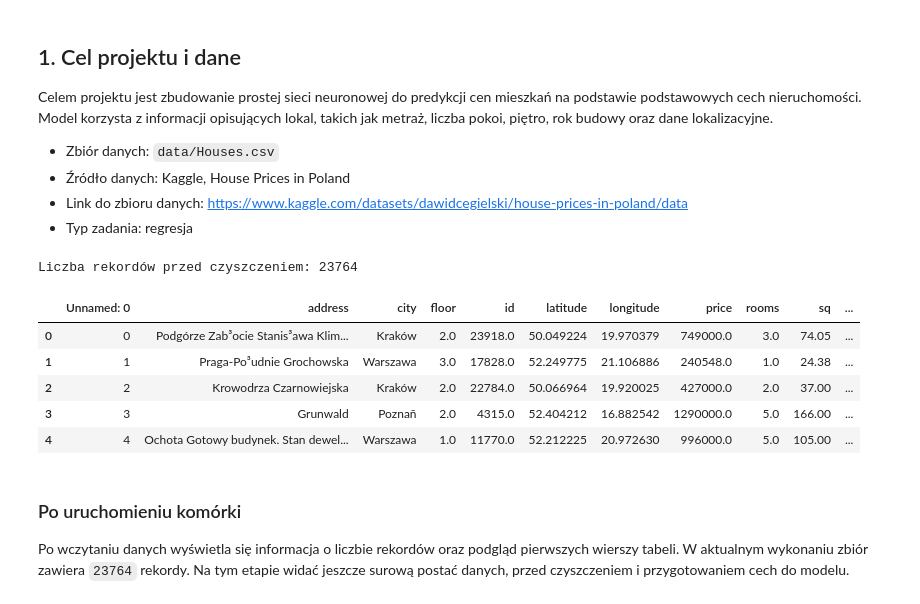
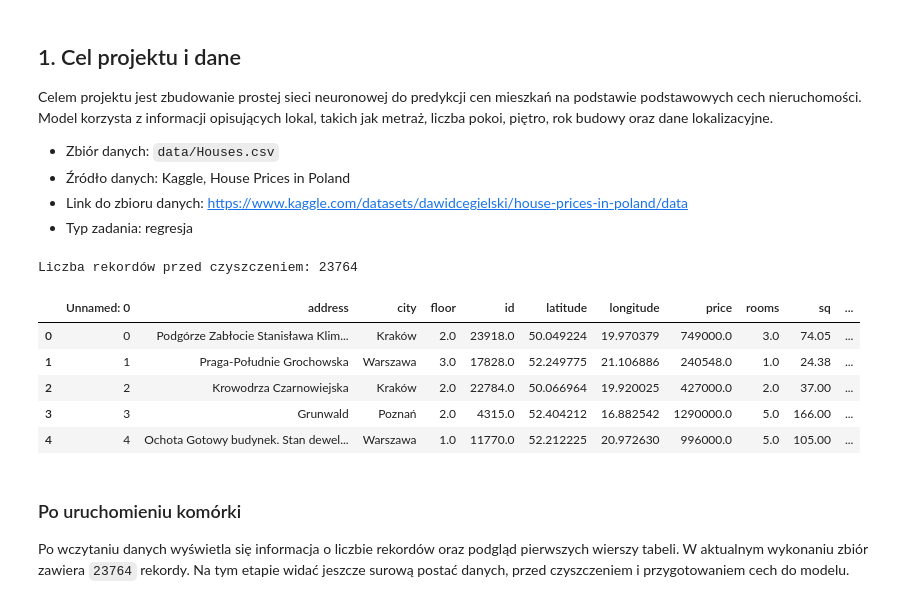
Before and after one commit to matifur/Apartments_price_prediction_AI, a Jupyter notebook: Apartmet_prices_neural_network.ipynb, the cells around one changed output. Cells and saved outputs as stored; diff of their text form; code cells hidden in the pictures.

```diff
--- a/Apartmet_prices_neural_network.ipynb
+++ b/Apartmet_prices_neural_network.ipynb
@@ -34,17 +34,17 @@ np.random.seed(42)
 tf.keras.utils.set_random_seed(42)
 # %%
 data_path = Path("data/Houses.csv")
-data = pd.read_csv(data_path, encoding="latin1")
+data = pd.read_csv(data_path, encoding="cp1250")
 
 print(f"Liczba rekordów przed czyszczeniem: {len(data)}")
 data.head()
 # %% [output]
 Liczba rekordów przed czyszczeniem: 23764
 |  | Unnamed: 0 | address | city | floor | id | latitude | longitude | price | rooms | sq | ... |
-| 0 | 0 | Podgórze Zab³ocie Stanis³awa Klim... | Kraków | 2.0 | 23918.0 | 50.049224 | 19.970379 | 749000.0 | 3.0 | 74.05 | ... |
-| 1 | 1 | Praga-Po³udnie Grochowska | Warszawa | 3.0 | 17828.0 | 52.249775 | 21.106886 | 240548.0 | 1.0 | 24.38 | ... |
+| 0 | 0 | Podgórze Zabłocie Stanisława Klim... | Kraków | 2.0 | 23918.0 | 50.049224 | 19.970379 | 749000.0 | 3.0 | 74.05 | ... |
+| 1 | 1 | Praga-Południe Grochowska | Warszawa | 3.0 | 17828.0 | 52.249775 | 21.106886 | 240548.0 | 1.0 | 24.38 | ... |
 | 2 | 2 | Krowodrza Czarnowiejska | Kraków | 2.0 | 22784.0 | 50.066964 | 19.920025 | 427000.0 | 2.0 | 37.00 | ... |
-| 3 | 3 | Grunwald | Poznañ | 2.0 | 4315.0 | 52.404212 | 16.882542 | 1290000.0 | 5.0 | 166.00 | ... |
+| 3 | 3 | Grunwald | Poznań | 2.0 | 4315.0 | 52.404212 | 16.882542 | 1290000.0 | 5.0 | 166.00 | ... |
 | 4 | 4 | Ochota Gotowy budynek. Stan dewel... | Warszawa | 1.0 | 11770.0 | 52.212225 | 20.972630 | 996000.0 | 5.0 | 105.00 | ... |
 # %% [markdown]
 ### Po uruchomieniu komórki
```
Also changed, not shown: parts of 16 cells of this notebook, 1 other file.
